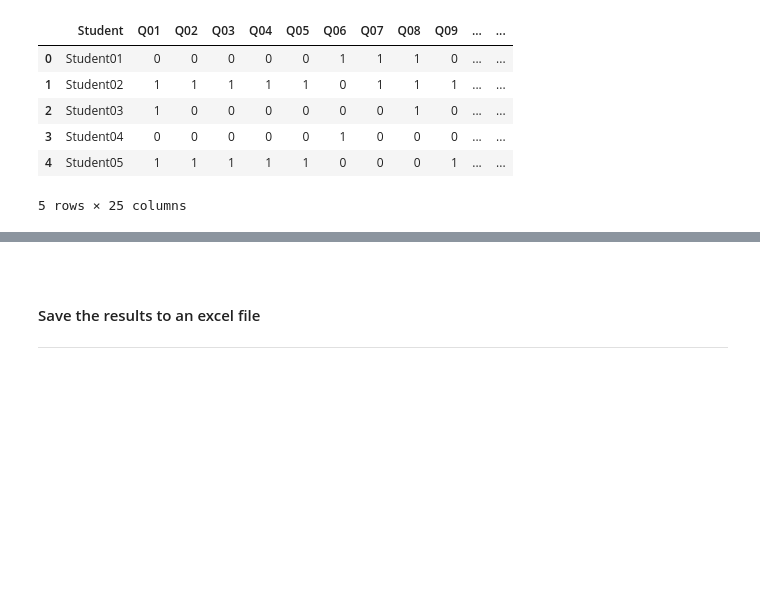
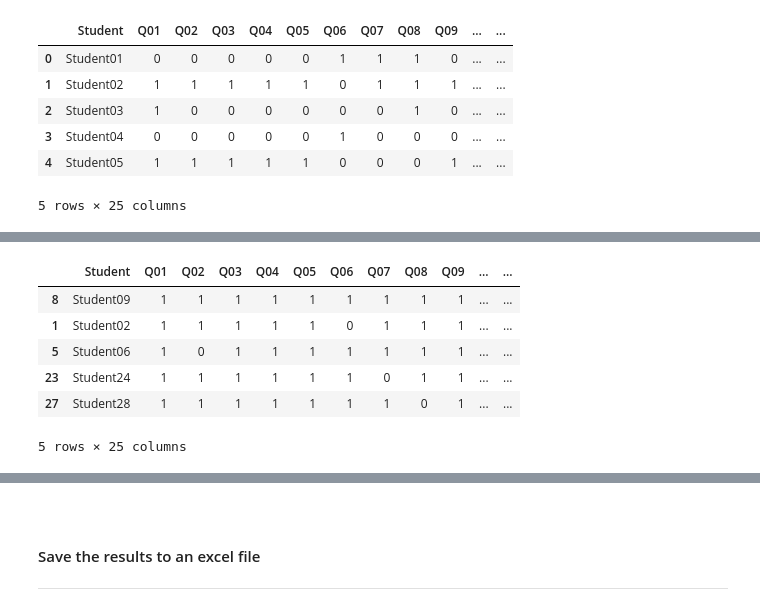
Before and after one commit to olgarozhdestvina/Data-Science-and-Machine-Learning, a Jupyter notebook: Data analytics/Language tests/One test descriptive statistics.ipynb, the cells around one changed output, grey strips where cells are left out. Saved outputs shown, nothing was run; the diff lists cells and outputs as text; code cells hidden in the pictures; blank space fills up the shorter version.

Commit message:
Added item analysis and interpretation it. Save the results to the same excel file. Also formatted the original excel test results

```diff
--- a/Data analytics/Language tests/One test descriptive statistics.ipynb
+++ b/Data analytics/Language tests/One test descriptive statistics.ipynb
@@ -237,0 +245,12 @@ stats = stats.join(np.round(stats_for_scores,3))
+# %%
+# sort scored in descending order
+sorted_scores = test.sort_values('Total', ascending=False)
+sorted_scores.head(5)
+# %% [output]
+|  | Student | Q01 | Q02 | Q03 | Q04 | Q05 | Q06 | Q07 | Q08 | Q09 | ... | ... |
+| 8 | Student09 | 1 | 1 | 1 | 1 | 1 | 1 | 1 | 1 | 1 | ... | ... |
+| 1 | Student02 | 1 | 1 | 1 | 1 | 1 | 0 | 1 | 1 | 1 | ... | ... |
+| 5 | Student06 | 1 | 0 | 1 | 1 | 1 | 1 | 1 | 1 | 1 | ... | ... |
+| 23 | Student24 | 1 | 1 | 1 | 1 | 1 | 1 | 0 | 1 | 1 | ... | ... |
+| 27 | Student28 | 1 | 1 | 1 | 1 | 1 | 1 | 1 | 0 | 1 | ... | ... |
+5 rows × 25 columns
```
Also changed, not shown: parts of 16 cells of this notebook, 1 other file.
